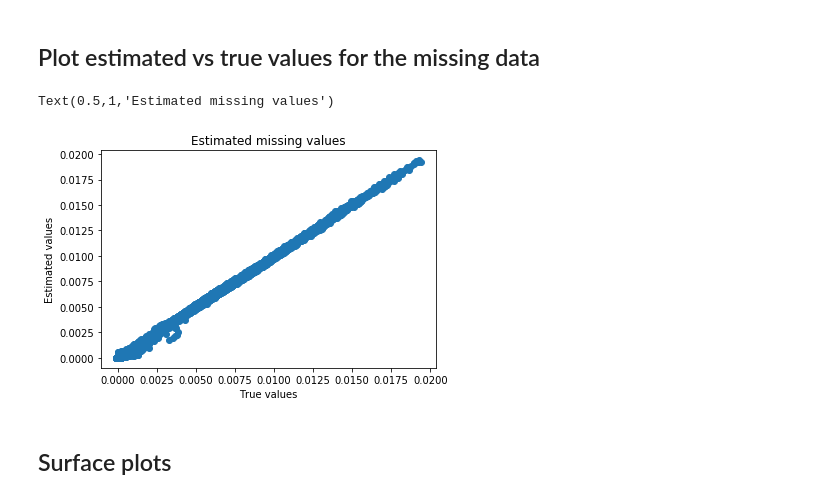
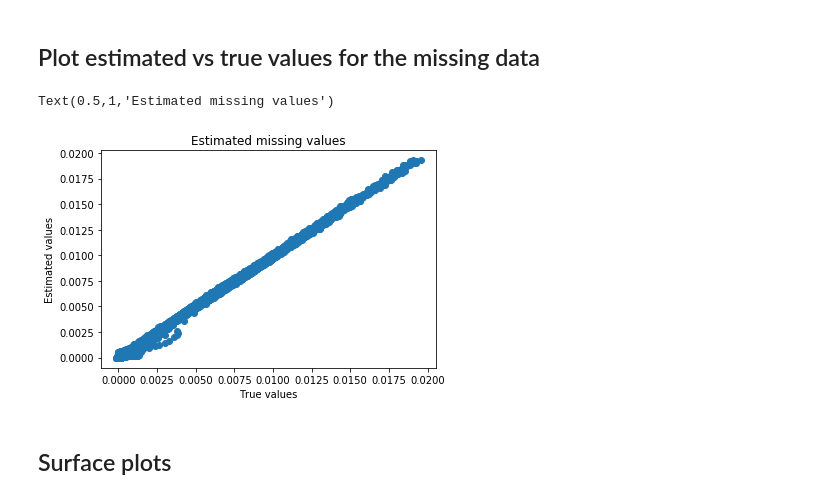
Before and after one commit to MarieRoald/TensorKit, a Jupyter notebook: cp_wopt demo.ipynb, the cells around one changed output. Saved outputs shown, nothing was run; the diff lists cells and outputs as text; code cells hidden in the pictures.

```diff
--- a/cp_wopt demo.ipynb
+++ b/cp_wopt demo.ipynb
@@ -61,7 +61,7 @@ for i, ax in enumerate(axes):
 # %% [markdown]
 ## Find parafac decomposition of masked values with cp_wopt
 # %%
-factors, result, initial_factors = cp.cp_wopt(X_masked, W=W, rank=3, init='random', gtol=1e-5)
+factors, result, initial_factors, log = cp.cp_wopt(X_masked, W=W, rank=3, method='cg', init='random', gtol=1e-5)
 print(result.message)
 print(f'F(x): { 0.0003137312420869495}')
 print(f'Number of iterations: {result.nit}')
@@ -93,13 +112,13 @@ for i, ax in enumerate(axes):
 # %% [markdown]
 ## Plot estimated vs true values for the missing data
 # %%
-plt.plot(X[W==1], X_hat[W==1], 'o')
+plt.plot(X[W==0], X_hat[W==0], 'o')
 plt.xlabel("True values")
 plt.ylabel("Estimated values")
 plt.title("Estimated missing values")
 # %% [output]
 Text(0.5,1,'Estimated missing values')
-[figure, old version]
+[figure, new version]
 # %% [markdown]
 ## Surface plots
 # %%
```
Also changed, not shown: parts of 3 cells of this notebook, 4 other files.
